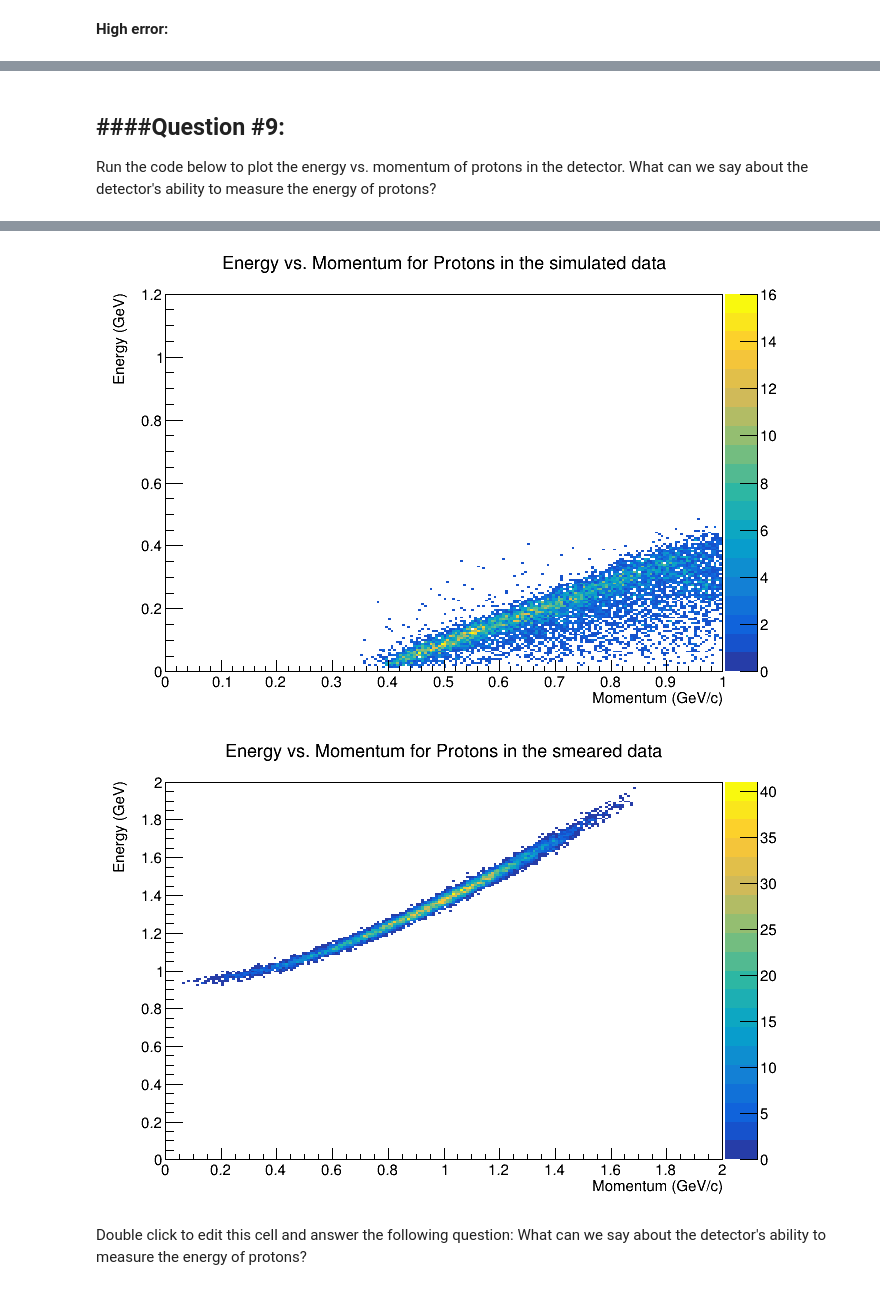
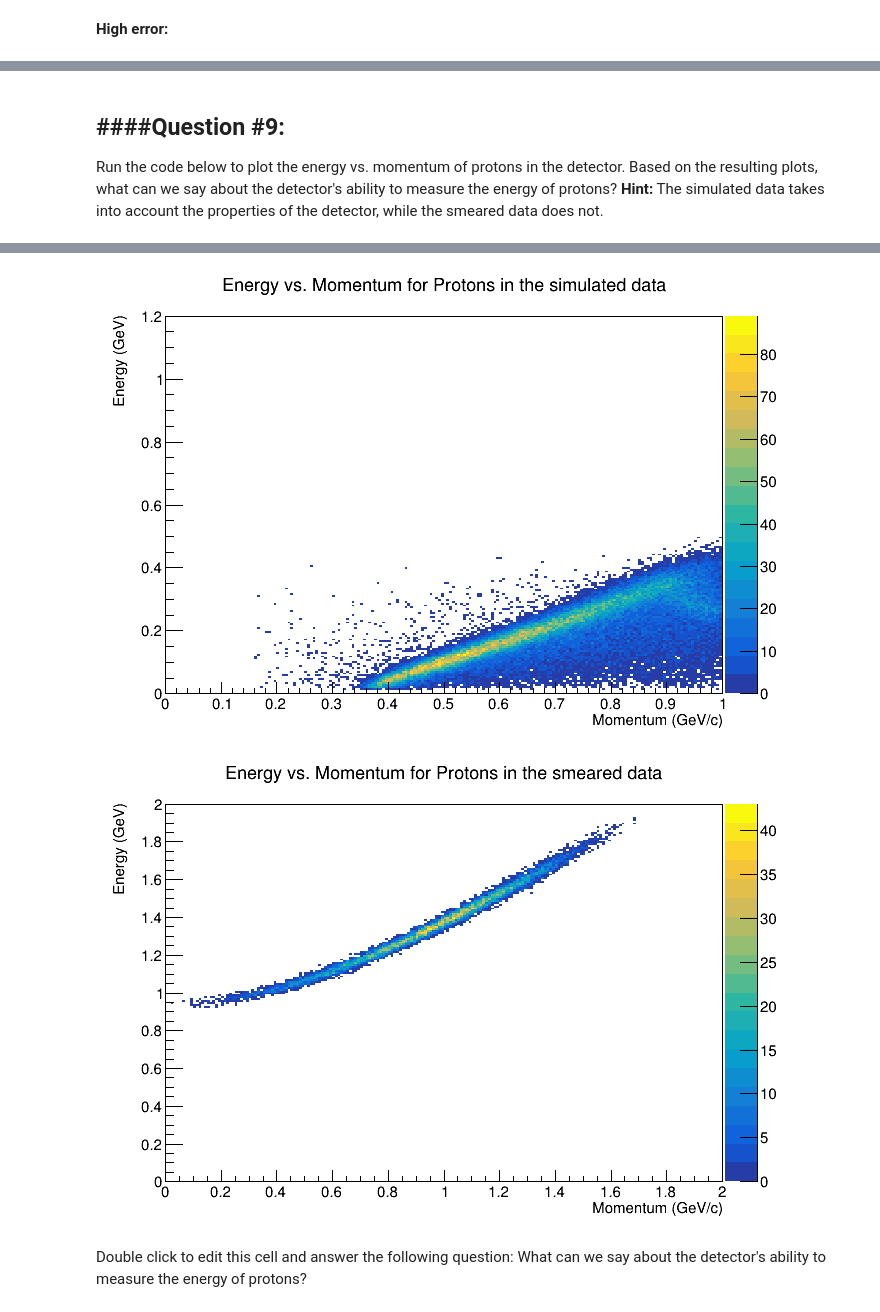
Before and after one commit to duberii/pid-playground, a Jupyter notebook: activities/2D_Histograms_in_ROOT.ipynb, the cells around one changed output, grey strips where cells are left out. Cells and saved outputs as stored; diff of their text form; code cells hidden in the pictures.

```diff
--- a/activities/2D_Histograms_in_ROOT.ipynb
+++ b/activities/2D_Histograms_in_ROOT.ipynb
@@ -20,6 +20,7 @@ Welcome to Particle Identification Playground! This activity is designed to intr
 #@title Run this cell before starting. This may take a few minutes to run.
 %%capture
 !wget https://github.com/MohamedElashri/ROOT/releases/download/ubuntu/root_v6.28.04_Ubuntu_20.04.zip
+!wget https://github.com/duberii/pid-playground/raw/main/data/GlueX_Particle_Gun_Simplified.hdf5
 !unzip /content/root_v6.28.04_Ubuntu_20.04.zip
 !apt-get install git dpkg-dev cmake g++ gcc binutils libx11-dev libxpm-dev libxft-dev libxext-dev tar gfortran subversion
 !apt-get inatall libpython3.6-dev
@@ -38,10 +39,9 @@ ctypes.cdll.LoadLibrary('/content/root_build/lib//libThread.so')
 ctypes.cdll.LoadLibrary('/content/root_build/lib//libTreePlayer.so')
 import pandas
 from ROOT import *
-from google.colab import drive
-drive.mount('/content/drive')
 import pandas as pd
 import numpy as np
+simulation_dataframe = pd.read_hdf('GlueX_Particle_Gun_Simplified.hdf5')
 masses = {'Proton':0.93827,'Neutron':0.93957,'Kaon':0.49367,'Muon':0.10566,'Pion':0.13957,'Electron':0.000511,'Photon':0}
 pure_dataframe = pd.DataFrame()
 ptypes = []
@@ -63,11 +63,10 @@ pure_dataframe['pz'] = pzs
 ---
 As mentioned in the previous notebook, the goal of particle identification (PID) is to identify what particles are present in our detectors. So far, we have seen how we can use ROOT's TH1D class to create 1D histograms, but the vast majority of PID methods make use of a **2D histogram**. For example, the plot shown below is a 2D histogram in ROOT.
 # %%
-df = pd.read_hdf('drive/MyDrive/PIDdata.hdf5','event1')
 c1 = TCanvas('c1','c1',700,500)
 h1 = TH2D('h1','dE/dx of Charged Particles in the CDC;Momentum (GeV/c);dE/dx',200,0,1,200,0,0.00002)
-for row in df.iloc:
-  h1.Fill((row['px']**2+row['py']**2+row['pz']**2)**0.5,row['dEdxCDC'])
+for row in simulation_dataframe.iloc:
+  h1.Fill(row['p'],row['dEdxCDC'])
 h1.SetStats(0)
 h1.Draw('COLZ')
 gROOT.GetListOfCanvases().Draw()
@@ -289,10 +288,9 @@ In this plot, only three main stripes can be seen. You may be able to just barel
 ---
 Unfortunately, the shortcomings of detectors extend far beyond smearing the data. Run the code below to create a similar plot for a more realistic simulation of the detector measurements.
 # %%
-simulation_dataframe = pd.read_hdf('drive/MyDrive/PIDdata.hdf5','event1')
 hist2d = TH2D('h2','Energy vs. Momentum for Stable Particles; Momentum (GeV/c); Energy (GeV)', 200, 0, 1, 200,0, 1.2)
 for row in simulation_dataframe.iloc:
-  hist2d.Fill((row['px']**2+row['py']**2+row['pz']**2)**0.5,row['E'])
+  hist2d.Fill(row['p'],row['E'])
 hist2d.SetStats(0)
 hist2d.Draw('COLZ')
 gROOT.GetListOfCanvases().Draw()
@@ -412,14 +412,27 @@ Warning in <TROOT::Append>: Replacing existing TH1: h2 (Potential memory leak).
 # %% [markdown]
 ####**Question #9:**
 ---
-Run the code below to plot the energy vs. momentum of protons in the detector. What can we say about the detector's ability to measure the energy of protons?
+Run the code below to plot the energy vs. momentum of protons in the detector. Based on the resulting plots, what can we say about the detector's ability to measure the energy of protons? **Hint:** The simulated data takes into account the properties of the detector, while the smeared data does not.
 # %%
+#Generating smeared data with low error
+error = 0.01
+smeared_dataframe = pd.DataFrame()
+smeared_dataframe['Particle'] = pure_dataframe['Particle']
+smeared_dataframe['E'] = [E + np.random.normal(0,error*(E+0.3)) for E in pure_dataframe['E']]
+smeared_dataframe['px'] = [px + np.random.normal(0,error*(px+0.3)) for px in pure_dataframe['px']]
+smeared_dataframe['py'] = [py + np.random.normal(0,error*(py+0.3)) for py in pure_dataframe['py']]
+smeared_dataframe['pz'] = [pz + np.random.normal(0,error*(pz+0.3)) for pz in pure_dataframe['pz']]
+smeared_dataframe['m']=(smeared_dataframe['E']**2- smeared_dataframe['px']**2-smeared_dataframe['py']**2-smeared_dataframe['pz']**2)**0.5
+
+#Plotting simulated data
 canvas =  TCanvas('c1','Simulated Data',700,500)
 hist2d = TH2D('h3','Energy vs. Momentum for Protons in the simulated data; Momentum (GeV/c); Energy (GeV)', 200, 0, 1, 200,0, 1.2)
-for row in simulation_dataframe[simulation_dataframe['ptype']=='2212'].iloc:
-  hist2d.Fill((row['px']**2+row['py']**2+row['pz']**2)**0.5,row['E'])
+for row in simulation_dataframe[simulation_dataframe['Particle']=='Proton'].iloc:
+  hist2d.Fill(row['p'],row['E'])
 hist2d.SetStats(0)
 hist2d.Draw('COLZ')
+
+#Plotting smeared data
 canvas2 = TCanvas('c2','Smeared Data',700,500)
 hist2d_smeared = TH2D('h4','Energy vs. Momentum for Protons in the smeared data; Momentum (GeV/c); Energy (GeV)', 200, 0, 2, 200,0, 2)
 for row in smeared_dataframe[smeared_dataframe['Particle']=='Proton'].iloc:
@@ -435,5 +446,5 @@ Warning in <TROOT::Append>: Replacing existing TH1: h4 (Potential memory leak).
-[figure, old version]
+[figure, new version]
-[figure, old version]
+[figure, new version]
 # %% [markdown]
 Double click to edit this cell and answer the following question: What can we say about the detector's ability to measure the energy of protons?
 # %% [markdown]
```
Also changed, not shown: parts of 11 cells of this notebook.
